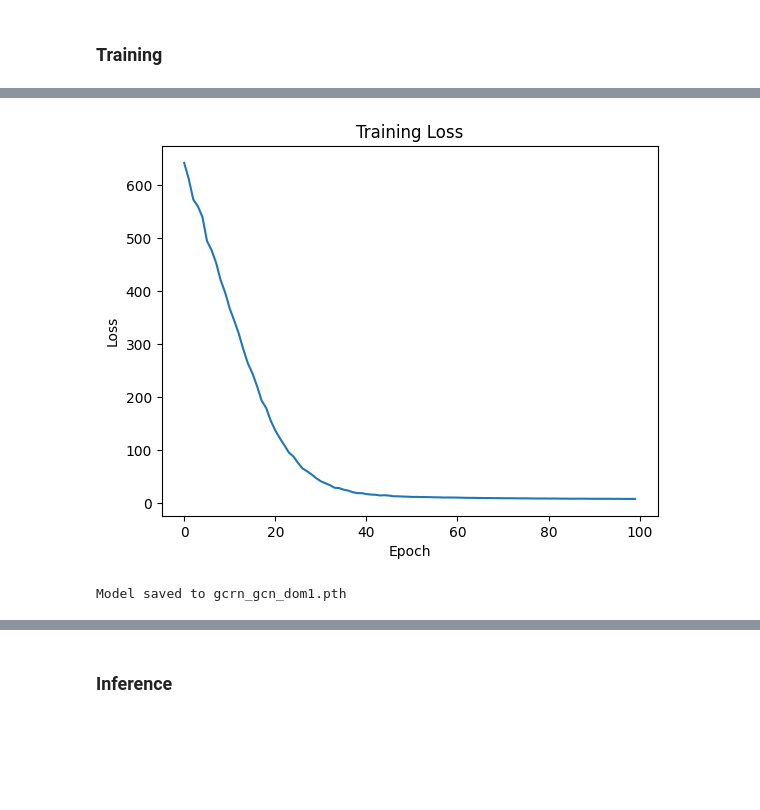
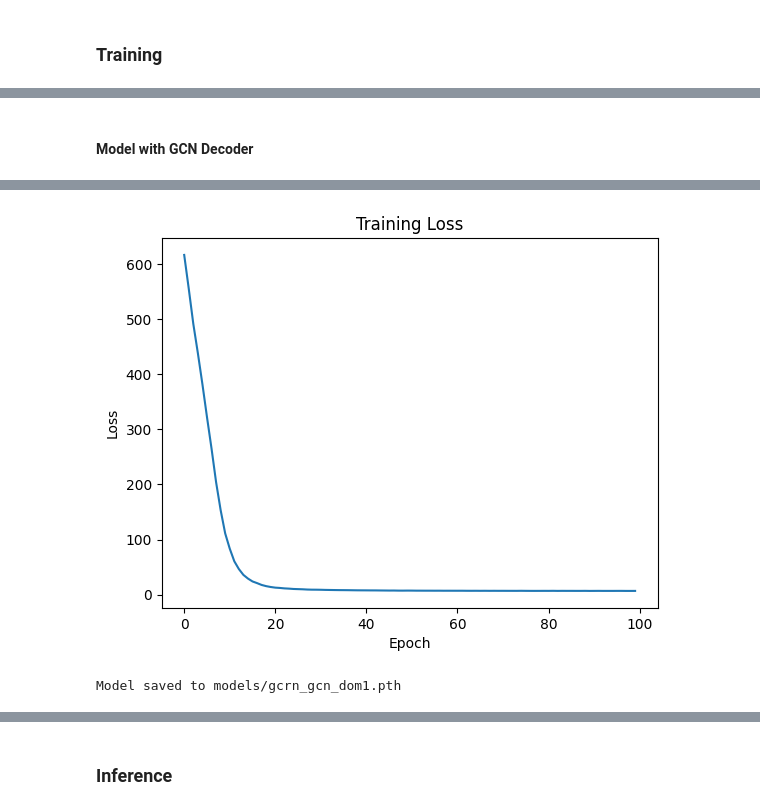
Before and after one commit to GitaAyu06/unifiedbrain, a Jupyter notebook: model_explore-domain_specific.ipynb, the cells around one changed output, grey strips where cells are left out. Drawn from its saved outputs; the diff is of its cells as text; code cells hidden in the pictures; blank space fills up the shorter version.

```diff
--- a/domain-specific_model.ipynb
+++ b/model_explore-domain_specific.ipynb
@@ -313,3 +336,9 @@ Domain 4 - Node Features Train set shape: (80, 3, 35, 16), Test set shape: (20,
+# %%
+adj_train = adj_train_domain_1
+x_train = features_train_domain_1
+
+adj_test = adj_test_domain_1
+x_test = features_test_domain_1
 # %% [markdown]
 # Model
 # %% [markdown]
@@ -587,7 +616,7 @@ def loss_function(recon_adj, adj, mu, logvar):
 import torch.optim as optim
 import torch
 
-def train_model(model, train_features, train_adj, num_epochs=100, lr=0.001, save_path='gcrn_model.pth'):
+def train_model(model, train_features, train_adj, num_epochs=100, lr=0.001, save_path='models/gcrn_model.pth'):
     optimizer = optim.Adam(model.parameters(), lr=lr)
     training_loss = []
 
@@ -596,25 +625,26 @@ def train_model(model, train_features, train_adj, num_epochs=100, lr=0.001, save
         epoch_loss = 0
 
         for i in range(train_features.size(0)):
-            optimizer.zero_grad()
+            for t in range(train_features.size(1) - 1):  # Loop over time points
+                optimizer.zero_grad()
 
-            # Extract current and next time point data
-            x_t = train_features[i, 0]  # Current time point node features
-            adj_t = train_adj[i, 0]     # Current time point adjacency matrix
-            adj_t_next = train_adj[i, 1]  # Next time point adjacency matrix (ground truth)
+                # Extract current and next time point data
+                x_t = train_features[i, t]  # Current time point node features
+                adj_t = train_adj[i, t]     # Current time point adjacency matrix
+                adj_t_next = train_adj[i, t+1]  # Next time point adjacency matrix (ground truth)
 
-            # Forward pass
-            recon_adj, mu, logvar = model(x_t, adj_t)
-            # Compute loss
-            loss = loss_function(recon_adj, adj_t_next, mu, logvar)
+                # Forward pass
+                recon_adj, mu, logvar = model(x_t, adj_t)
+                # Compute loss
+                loss = loss_function(recon_adj, adj_t_next, mu, logvar)
 
-            # Backward pass and optimization
-            loss.backward()
-            optimizer.step()
+                # Backward pass and optimization
+                loss.backward()
+                optimizer.step()
 
-            epoch_loss += loss.item()
+                epoch_loss += loss.item()
 
-        epoch_loss /= train_features.size(0)
+        epoch_loss /= (train_features.size(0) * (train_features.size(1) - 1))
         training_loss.append(epoch_loss)
 
         print(f'Epoch {epoch + 1}, Loss: {epoch_loss}')
@@ -655,7 +673,7 @@ model_ip = GCRN_ip(input_dim, feature_dim, hidden_rec_dim, num_rec_layers)
 print(model_ip)
 print(f"Total number of trainable parameters: {model_ip.count_parameters()}")
 
-train_model(model_ip, x_try1, adj_try1, num_epochs=100, lr=0.0001, save_path="gcrn_ip_dom1.pth")
+train_model(model_ip, x_train, adj_train, num_epochs=100, lr=0.0001, save_path="models/gcrn_ip_dom1.pth")
 # %% [output]
 GCRN_ip(
   (encoder): GCNEncoder(
@@ -679,10 +697,12 @@ Model saved to gcrn_ip_dom1.pth
+# %% [markdown]
+#### Model with GCN Decoder
 # %%
 
 model_gcn = GCRN_gcn(input_dim, feature_dim, hidden_rec_dim, num_rec_layers)
 print(model_gcn)
 print(f"Total number of trainable parameters: {model_gcn.count_parameters()}")
 
-train_model(model_gcn, x_try1, adj_try1, num_epochs=100, lr=0.0001, save_path="gcrn_gcn_dom1.pth")
+train_model(model_gcn, x_train, adj_train, num_epochs=100, lr=0.0001, save_path="models/gcrn_gcn_dom1.pth")
 # %% [output]
 GCRN_gcn(
   (encoder): GCNEncoder(
@@ -704,2 +724,2 @@ Epoch 100, Loss: 7.568251246213913
-[figure, old version]
+[figure, new version]
-Model saved to gcrn_gcn_dom1.pth
+Model saved to models/gcrn_gcn_dom1.pth
```
Also changed, not shown: parts of 23 cells of this notebook, 7 other files.
